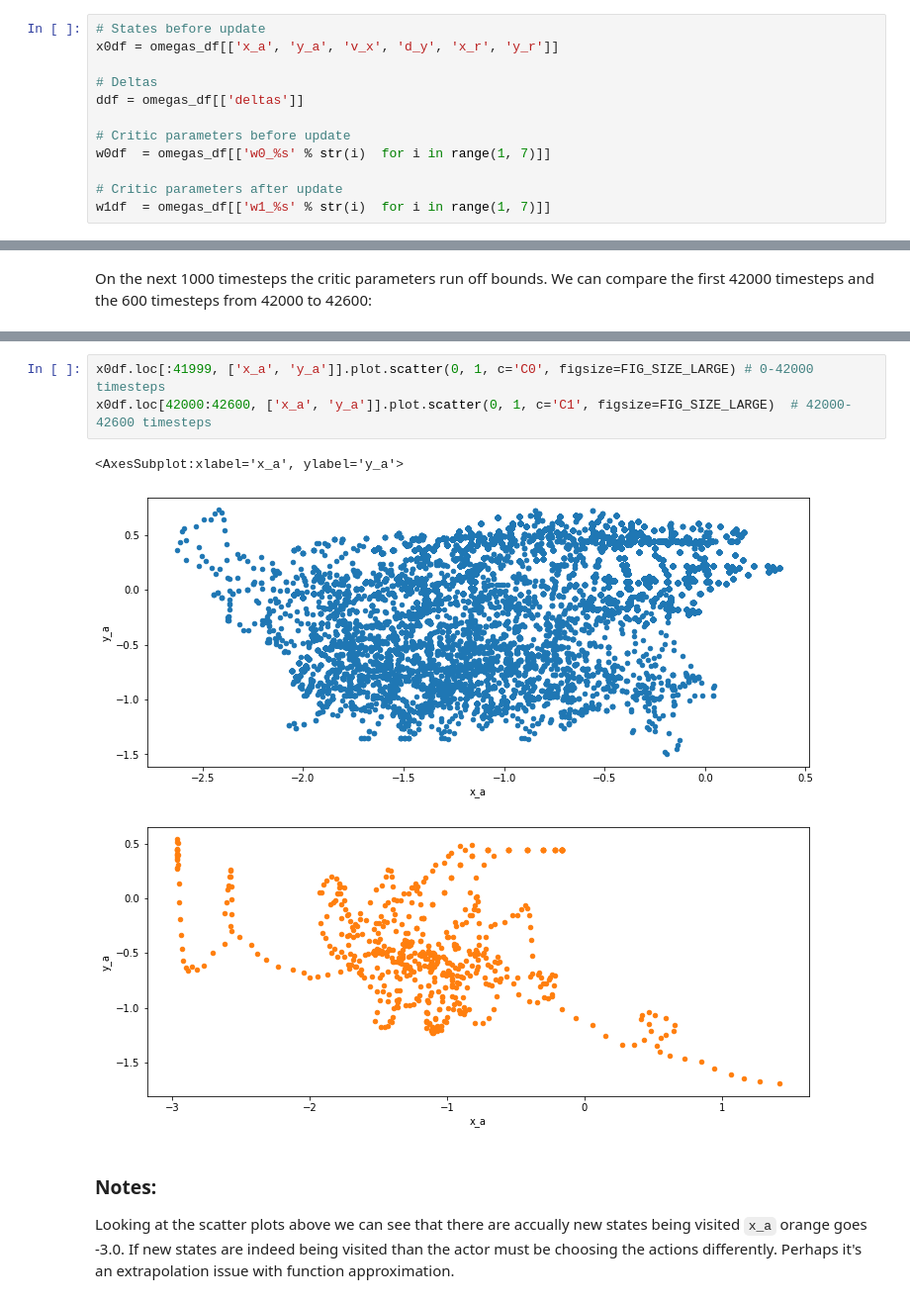
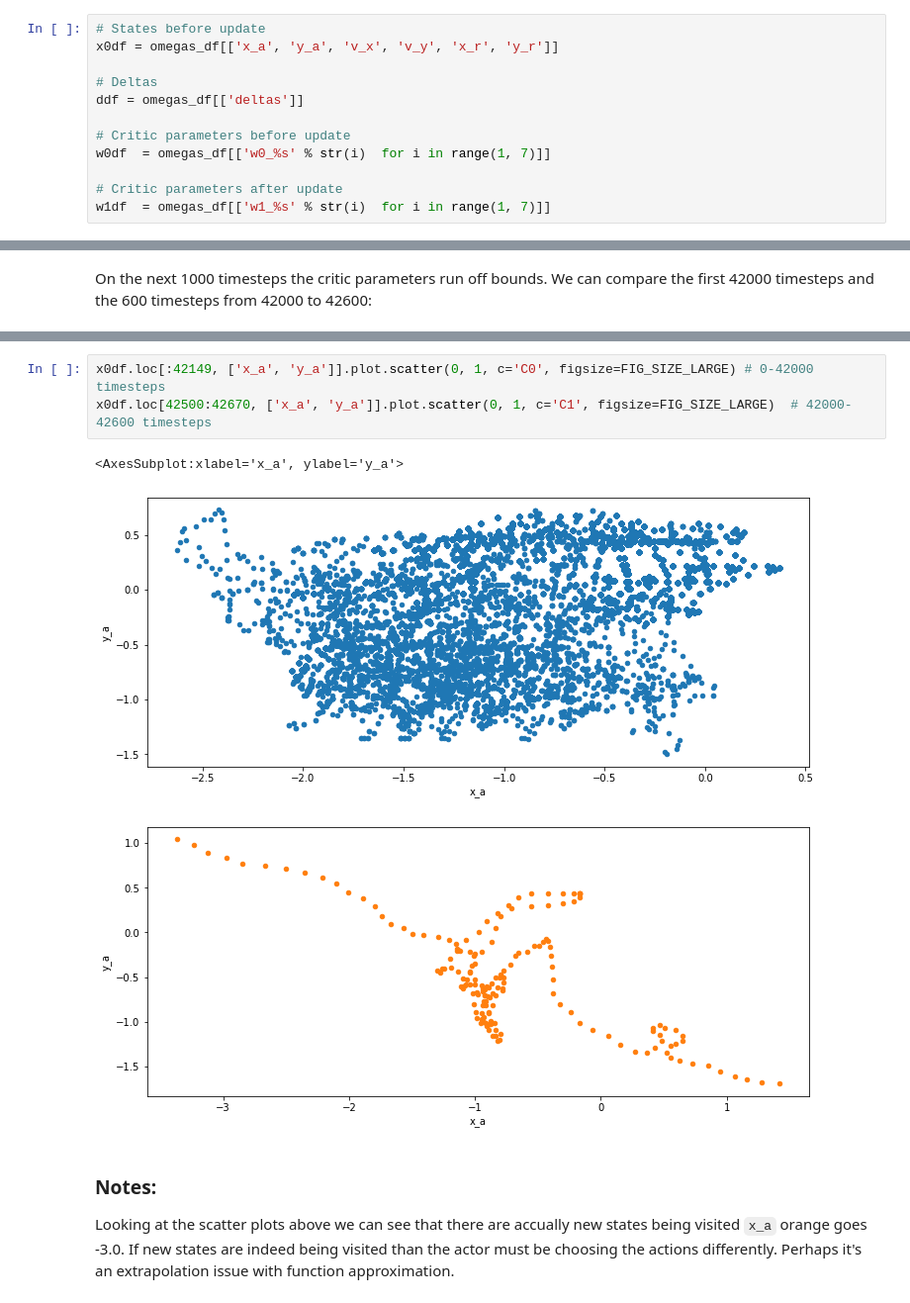
Before and after one commit to gsavarela/cooperative_navigation, a Jupyter notebook: analysis/overflow.ipynb, the cells around one changed output, grey strips where cells are left out. Shown: that part at 99% size. Drawn from its saved outputs; the diff is of its cells as text.

```diff
--- a/analysis/overflow.ipynb
+++ b/analysis/overflow.ipynb
@@ -39,7 +42,7 @@ Where `tau` is a temperature parameter associated with exploratory behaviour. Th
 And run `python central.py`
 # %%
 # States before update
-x0df = omegas_df[['x_a', 'y_a', 'v_x', 'd_y', 'x_r', 'y_r']]
+x0df = omegas_df[['x_a', 'y_a', 'v_x', 'v_y', 'x_r', 'y_r']]
 
 # Deltas
 ddf = omegas_df[['deltas']]
@@ -273,10 +311,10 @@ max        1.104627
 # %%
-x0df.loc[:41999, ['x_a', 'y_a']].plot.scatter(0, 1, c='C0', figsize=FIG_SIZE_LARGE) # 0-42000 timesteps
-x0df.loc[42000:42600, ['x_a', 'y_a']].plot.scatter(0, 1, c='C1', figsize=FIG_SIZE_LARGE)  # 42000-42600 timesteps
+x0df.loc[:42149, ['x_a', 'y_a']].plot.scatter(0, 1, c='C0', figsize=FIG_SIZE_LARGE) # 0-42000 timesteps
+x0df.loc[42500:42670, ['x_a', 'y_a']].plot.scatter(0, 1, c='C1', figsize=FIG_SIZE_LARGE)  # 42000-42600 timesteps
 # %% [output]
 <AxesSubplot:xlabel='x_a', ylabel='y_a'>
-[figure, old version]
+[figure, new version]
-[figure, old version]
+[figure, new version]
 # %% [markdown]
 ### Notes:
 
```
Also changed, not shown: parts of 47 cells of this notebook.
